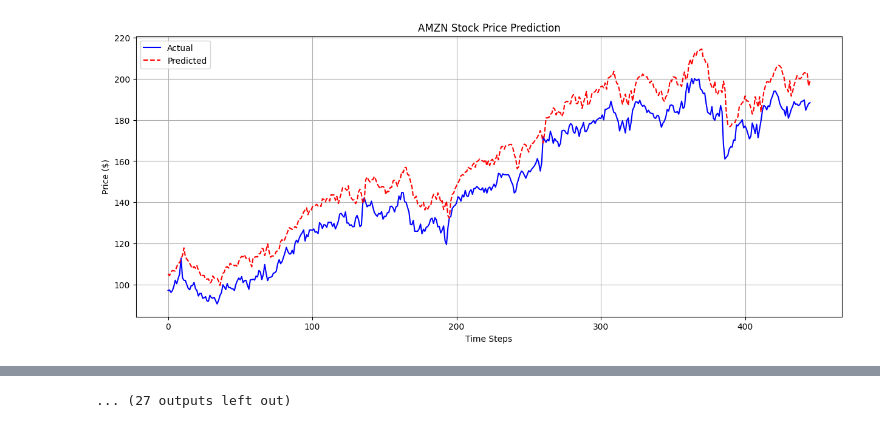
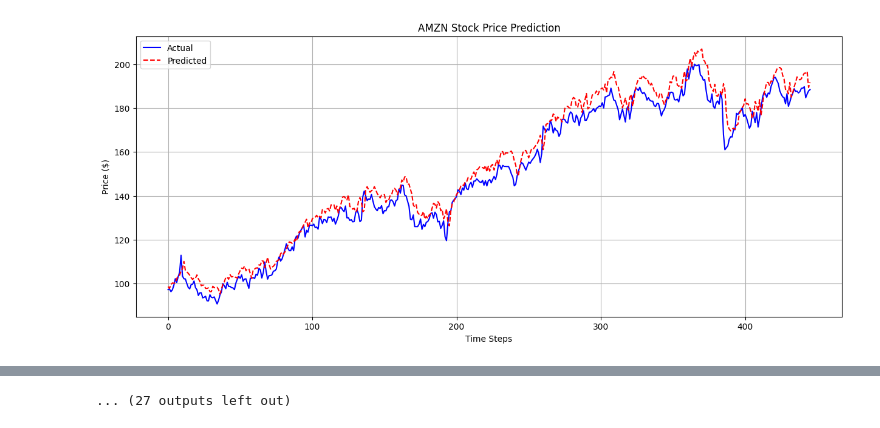
Before and after one commit to adefiqri12/GAN-LSTM-stock-price-prediction, a Jupyter notebook: stock_prediction_LSTM_temporal.ipynb, the cells around one changed output, grey strips where cells are left out. Saved outputs shown, nothing was run; the diff lists cells and outputs as text; code cells hidden in the pictures.

Commit message:
add plotting

```diff
--- a/stock_prediction_LSTM_temporal.ipynb
+++ b/stock_prediction_LSTM_temporal.ipynb
@@ -212,19 +230,22 @@ def create_lstm_model(n_steps_in, n_features, n_steps_out):
     Returns:
         model: Compiled LSTM model
     """
+    tf.keras.backend.clear_session()
     model = Sequential([
         LSTM(50, activation='relu', input_shape=(n_steps_in, n_features)),
         Dense(n_steps_out)
     ])
 
     optimizer = tf.keras.optimizers.Adam(learning_rate=1e-4)
-    model.compile(optimizer=optimizer, loss='mae')
+    loss = [tf.keras.losses.MeanAbsoluteError(name='mse')]
+    metrics=[tf.keras.metrics.RootMeanSquaredError(name='rmse')]
+    model.compile(optimizer=optimizer, loss_weights=[1], loss=loss, metrics=metrics)
+    model.summary()
 
     return model
 
 # Create and train model
-model = create_lstm_model(
-    n_steps_in,
-    n_features=train_X.shape[2],
-    n_steps_out
-)
+model = create_lstm_model(n_steps_in=n_steps_in,
+                          n_features=train_X.shape[2],
+                          n_steps_out=n_steps_out
+                         )
@@ -234,8 +278,8 @@ history = model.fit(
     train_X,
     train_y,
     validation_data=(val_X, val_y),
-    epochs=50,
-    batch_size=64,
+    epochs=epochs,
+    batch_size=batch_size,
     verbose=2,
     shuffle=False
 )
@@ -295,5 +366,28 @@ time: 303 ms (started: 2024-11-18 08:00:17 +00:00)
 # %%
 tickers = ['AAPL', 'AMZN', 'GME', 'GOOGL', 'NFLX', 'TSLA', 'MSFT', 'NVDA', 'AMD', 'CRM', 'JPM', 'V', 'MA', 'MSTR', 'DIS', 'BA', 'XOM', 'ORCL', 'META']
+
+def split_validation_data(val_X, val_y, stock_lengths):
+    """
+    Split the combined validation data back into individual stocks.
+
+    Args:
+        val_X: Combined validation features
+        val_y: Combined validation targets
+        stock_lengths: List of number of validation samples for each stock
+
+    Returns:
+        tuple: Lists of validation X and y for each stock
+    """
+    val_X_stocks = []
+    val_y_stocks = []
+
+    start_idx = 0
+    for length in stock_lengths:
+        val_X_stocks.append(val_X[start_idx:start_idx + length])
+        val_y_stocks.append(val_y[start_idx:start_idx + length])
+        start_idx += length
+
+    return val_X_stocks, val_y_stocks
 
 def inverse_transform_price(scaled_data, scaler):
     """
@@ -301,7 +395,7 @@ def inverse_transform_price(scaled_data, scaler):
     """
     # Create a dummy array with zeros for all features
     dummy = np.zeros((len(scaled_data), scaler.scale_.shape[0]))
-    # Put the scaled prices in the correct column (-1 is close price next day )
+    # Put the scaled prices in the correct column (-1 is close price next day)
     dummy[:, -1] = scaled_data
     # Inverse transform
     inverse_transformed = scaler.inverse_transform(dummy)
@@ -324,7 +418,7 @@ def evaluate_predictions(y_true, y_pred, ticker, scaler):
     print(f"\nEvaluation Metrics for {ticker}:")
     print(f"MSE: {mse:.4f}")
     print(f"RMSE: {rmse:.4f}")
-    print(f"MAE: {mae: .4f}")
+    print(f"MAE: {mae:.4f}")
 
     return mse, rmse, mae
 
@@ -352,30 +446,62 @@ def plot_predictions(actual_values, predicted_values, ticker, scaler):
     plt.grid(True)
     plt.show()
 
+# Calculate validation set lengths for each stock
+def get_stock_val_lengths(values_list, train_split=0.8, n_steps_in=14, n_steps_out=5):
+    """
+    Calculate the number of validation samples for each stock
+    """
+    val_lengths = []
+    for values in values_list:
+        n_train = int(len(values) * train_split)
+        val_data = values[n_train:]
+        n_sequences = len(val_data) - n_steps_in - n_steps_out + 1
+        if n_sequences > 0:
+            val_lengths.append(n_sequences)
+    return val_lengths
+
+# Calculate validation lengths for each stock
+val_lengths = get_stock_val_lengths(values_list)
+
+# Split validation data back into individual stocks
+val_X_stocks, val_y_stocks = split_validation_data(val_X, val_y, val_lengths)
+
 # Make predictions for each stock
 predictions_dict = {}
 metrics_dict = {}
 
-# Valid set predictions and evaluation
 for i, ticker in enumerate(tickers):
     print(f"\nAnalyzing {ticker}...")
 
     # Get predictions for valid set
-    val_predictions = model.predict(val_X_list[i], verbose=0)
+    val_predictions = model.predict(val_X_stocks[i], verbose=0)
 
     # Store predictions
-    predictions_dict[ticker] = {'actual': val_y_list[i],'predicted': val_predictions}
+    predictions_dict[ticker] = {
+        'actual': val_y_stocks[i],
+        'predicted': val_predictions
+    }
 
-    # Calculate metrics
-    mse, rmse, mae = evaluate_predictions(val_y_list[i][:, 0], val_predictions[:, 0], ticker, global_scaler)
-    metrics_dict[ticker] = {'MSE': mse,'RMSE': rmse, 'MAE': mae}
+    # Calculate metrics (using first day predictions)
+    mse, rmse, mae = evaluate_predictions(
+        val_y_stocks[i][:, 0],  # First day actual
+        val_predictions[:, 0],   # First day predictions
+        ticker,
+        scaler
+    )
 
-    # Plot val predictions
+    metrics_dict[ticker] = {
+        'MSE': mse,
+        'RMSE': rmse,
+        'MAE': mae
+    }
+
+    # Plot predictions (first day)
     plot_predictions(
-        val_y_list[i][:, 0],
-        val_predictions[:, 0],
+        val_y_stocks[i][:, 0],    # First day actual
+        val_predictions[:, 0],     # First day predictions
         ticker,
-        global_scaler
+        scaler
     )
 
 # Create a summary DataFrame of metrics
@@ -399,4 +525,4 @@ MAE:  11.9271
-[figure, old version]
+[figure, new version]
 Analyzing GME...
 
 Evaluation Metrics for GME:
```
Also changed, not shown: parts of 14 cells of this notebook.
